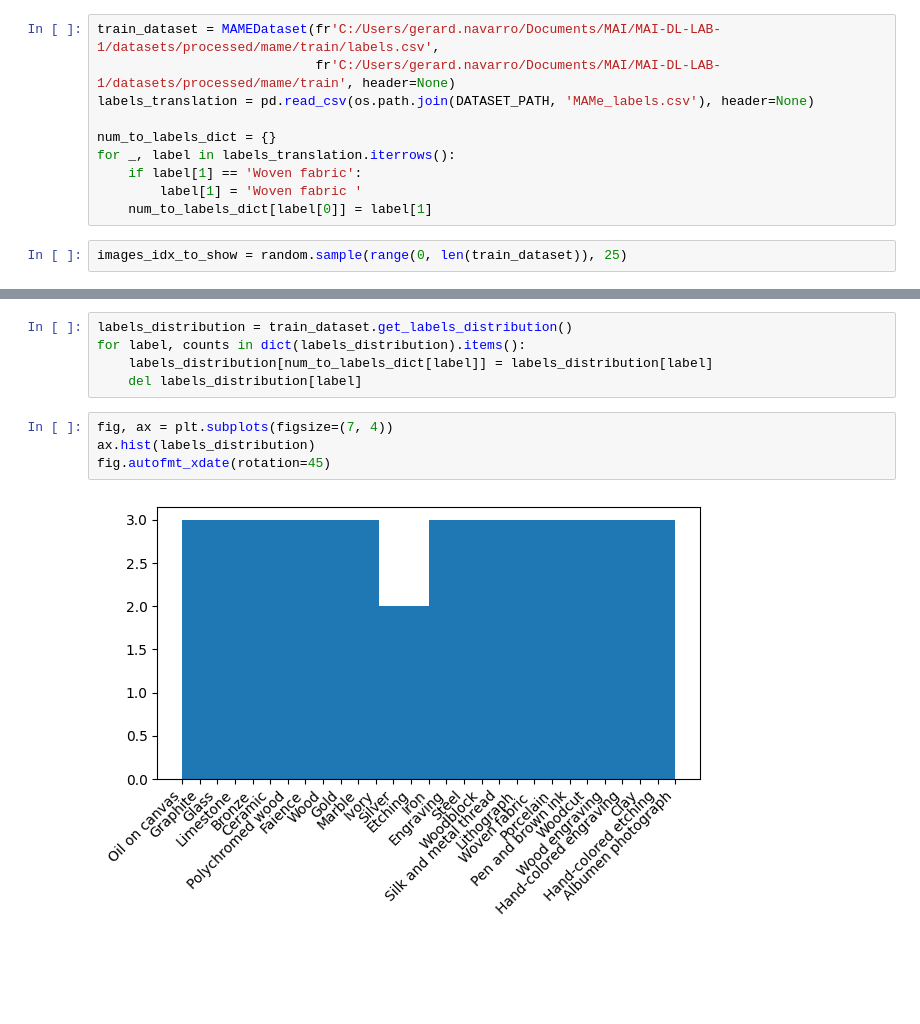
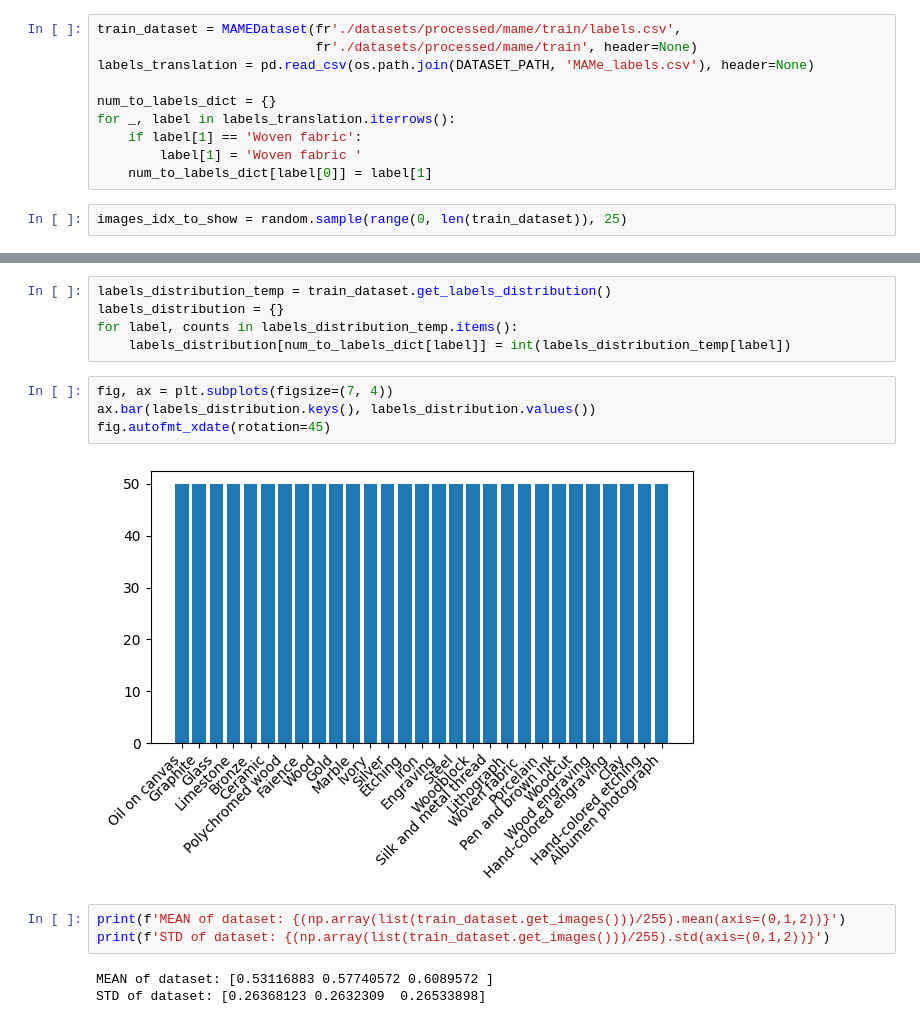
Before and after one commit to gerardnavarro22/MAI-DL-LAB-1, a Jupyter notebook: test.ipynb, the cells around one changed output, grey strips where cells are left out. Drawn from its saved outputs; the diff is of its cells as text; blank space fills up the shorter version.

```diff
--- a/test.ipynb
+++ b/test.ipynb
@@ -9,8 +9,8 @@ import os
 
 DATASET_PATH = fr'datasets/raw/mame'
 # %%
-train_dataset = MAMEDataset(fr'C:/Users/gerard.navarro/Documents/MAI/MAI-DL-LAB-1/datasets/processed/mame/train/labels.csv',
-                            fr'C:/Users/gerard.navarro/Documents/MAI/MAI-DL-LAB-1/datasets/processed/mame/train', header=None)
+train_dataset = MAMEDataset(fr'./datasets/processed/mame/train/labels.csv',
+                            fr'./datasets/processed/mame/train', header=None)
 labels_translation = pd.read_csv(os.path.join(DATASET_PATH, 'MAMe_labels.csv'), header=None)
 
 num_to_labels_dict = {}
@@ -36,11 +36,17 @@ plt.show()
 # %%
-labels_distribution = train_dataset.get_labels_distribution()
-for label, counts in dict(labels_distribution).items():
-    labels_distribution[num_to_labels_dict[label]] = labels_distribution[label]
-    del labels_distribution[label]
+labels_distribution_temp = train_dataset.get_labels_distribution()
+labels_distribution = {}
+for label, counts in labels_distribution_temp.items():
+    labels_distribution[num_to_labels_dict[label]] = int(labels_distribution_temp[label])
 # %%
 fig, ax = plt.subplots(figsize=(7, 4))
-ax.hist(labels_distribution)
+ax.bar(labels_distribution.keys(), labels_distribution.values())
 fig.autofmt_xdate(rotation=45)
 # %% [output]
-[figure, old version]
+[figure, new version]
+# %%
+print(f'MEAN of dataset: {(np.array(list(train_dataset.get_images()))/255).mean(axis=(0,1,2))}')
+print(f'STD of dataset: {(np.array(list(train_dataset.get_images()))/255).std(axis=(0,1,2))}')
+# %% [output]
+MEAN of dataset: [0.53116883 0.57740572 0.6089572 ]
+STD of dataset: [0.26368123 0.2632309  0.26533898]
```
Also changed, not shown: parts of 1 cell of this notebook, 3 other files.
